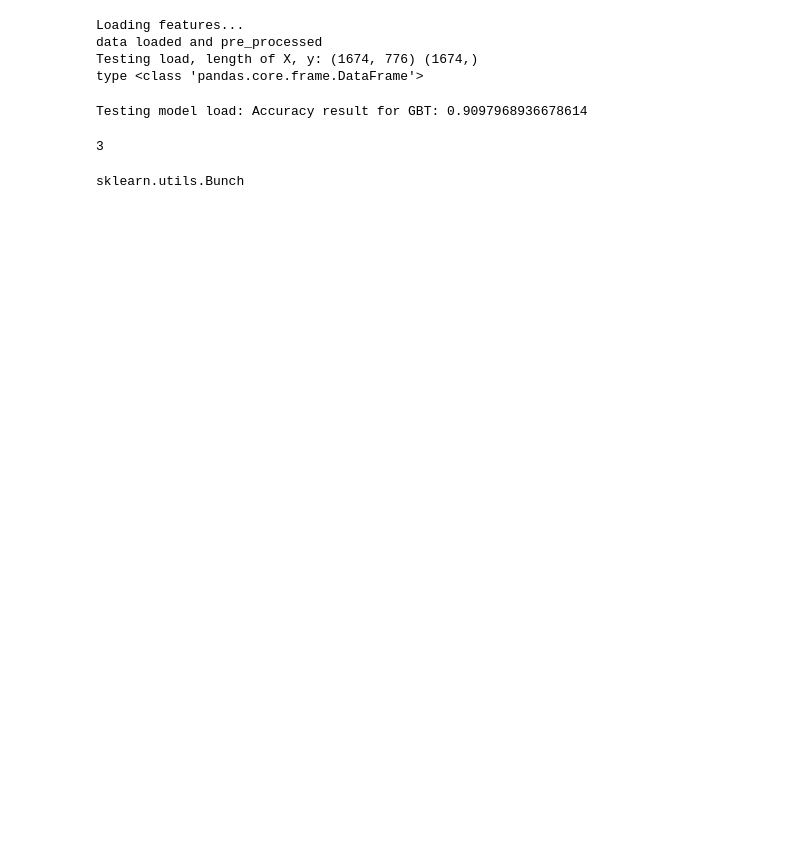
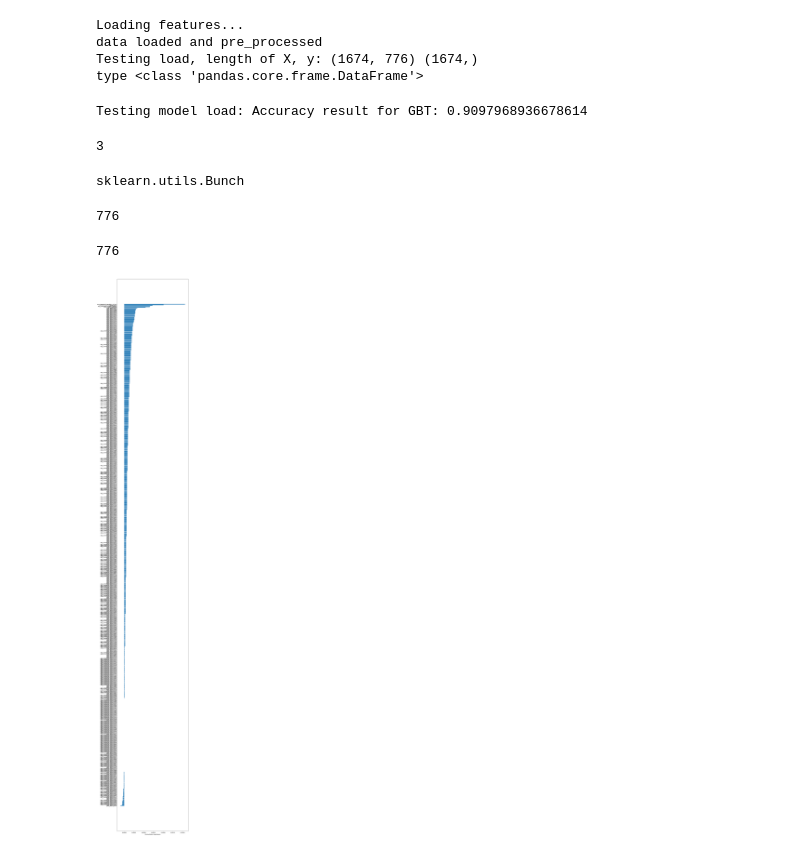
Before and after one commit to erlan321/Capstone-697-TeamAugury, a Jupyter notebook: svm_feat_imp.ipynb, the cells around one changed output. Drawn from its saved outputs; the diff is of its cells as text; code cells hidden in the pictures; blank space fills up the shorter version.

```diff
--- a/svm_feat_imp.ipynb
+++ b/svm_feat_imp.ipynb
@@ -45,4 +45,23 @@ perm_importance = pickle.load(open(filename, 'rb')) #the code to load it
 type(perm_importance)
 # %% [output]
 sklearn.utils.Bunch
+# %%
+sorted_idx = perm_importance.importances_mean.argsort()
+# %%
+len(sorted_idx)
+# %% [output]
+776
+# %%
+len(X_train.columns)
+# %% [output]
+776
+# %%
+features = np.array(list(X_train.columns.values))
+# %%
+figure(figsize=(10, 80), dpi=100)
+plt.barh(features[sorted_idx], perm_importance.importances_mean[sorted_idx])
+plt.xlabel("Permutation Importance")
+plt.savefig("saved_work/SVC_long_feat_imp.png")
+# %% [output]
+[figure, added]
 # %%
```
Also changed, not shown: parts of 3 cells of this notebook, 1 other file.
